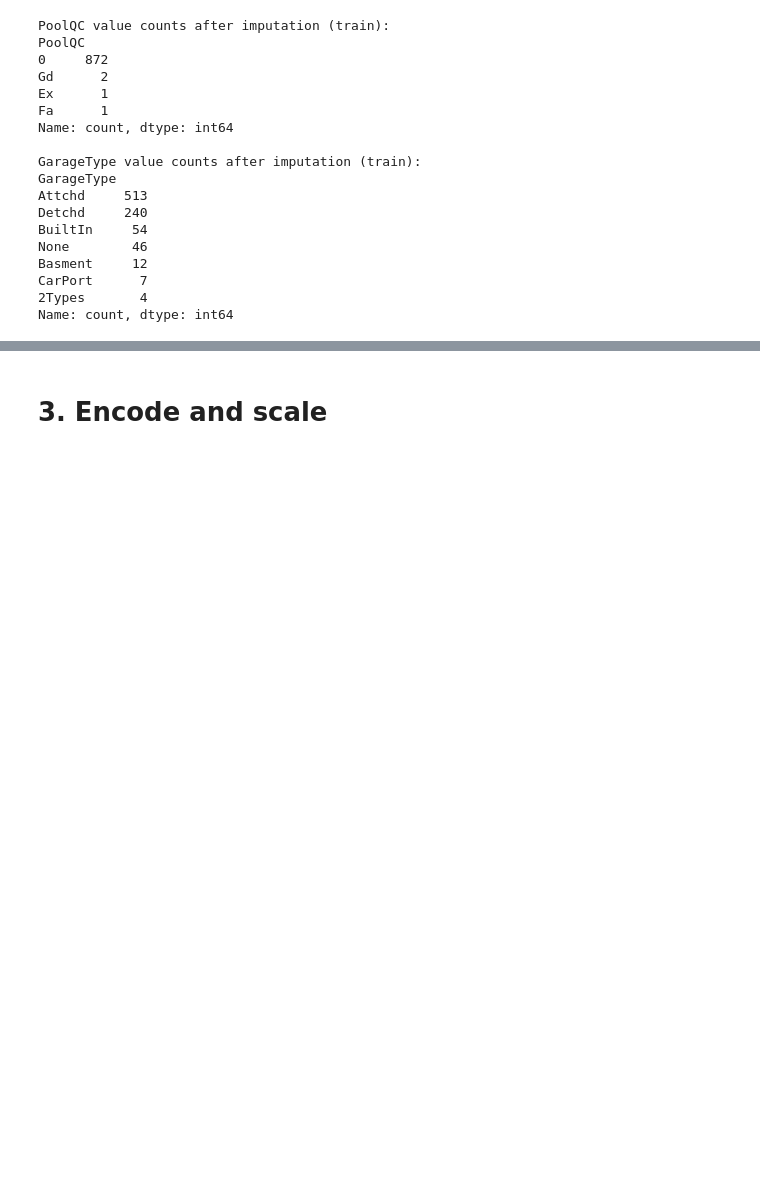
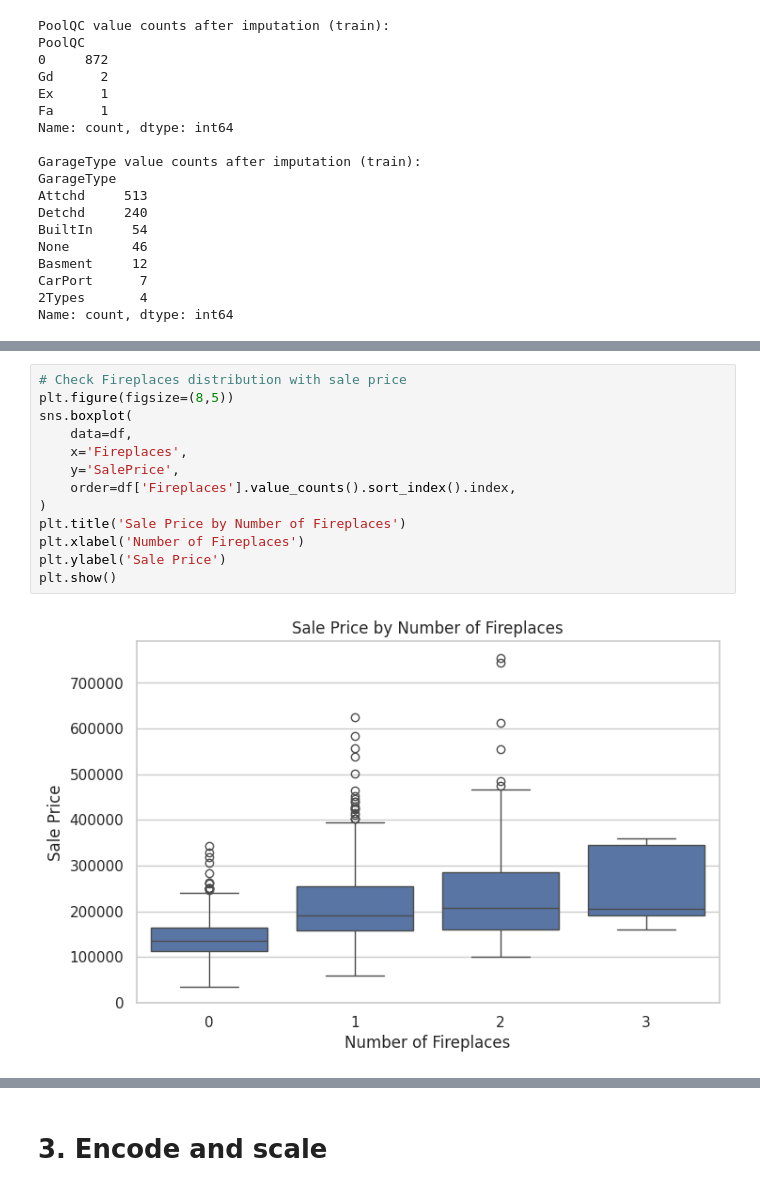
Before and after one commit to S0l0m4n/aie2-real-estate-agent, a Jupyter notebook: data/w2_real_estate_agent.ipynb, the cells around one changed output, grey strips where cells are left out. Cells and saved outputs as stored; diff of their text form; blank space fills up the shorter version.

```diff
--- a/data/w2_real_estate_agent.ipynb
+++ b/data/w2_real_estate_agent.ipynb
@@ -709,0 +748,15 @@ Name: count, dtype: int64
+# %%
+# Check Fireplaces distribution with sale price
+plt.figure(figsize=(8,5))
+sns.boxplot(
+    data=df,
+    x='Fireplaces',
+    y='SalePrice',
+    order=df['Fireplaces'].value_counts().sort_index().index,
+)
+plt.title('Sale Price by Number of Fireplaces')
+plt.xlabel('Number of Fireplaces')
+plt.ylabel('Sale Price')
+plt.show()
+# %% [output]
+[figure, added]
```
Also changed, not shown: parts of 22 cells of this notebook, 1 other file.
